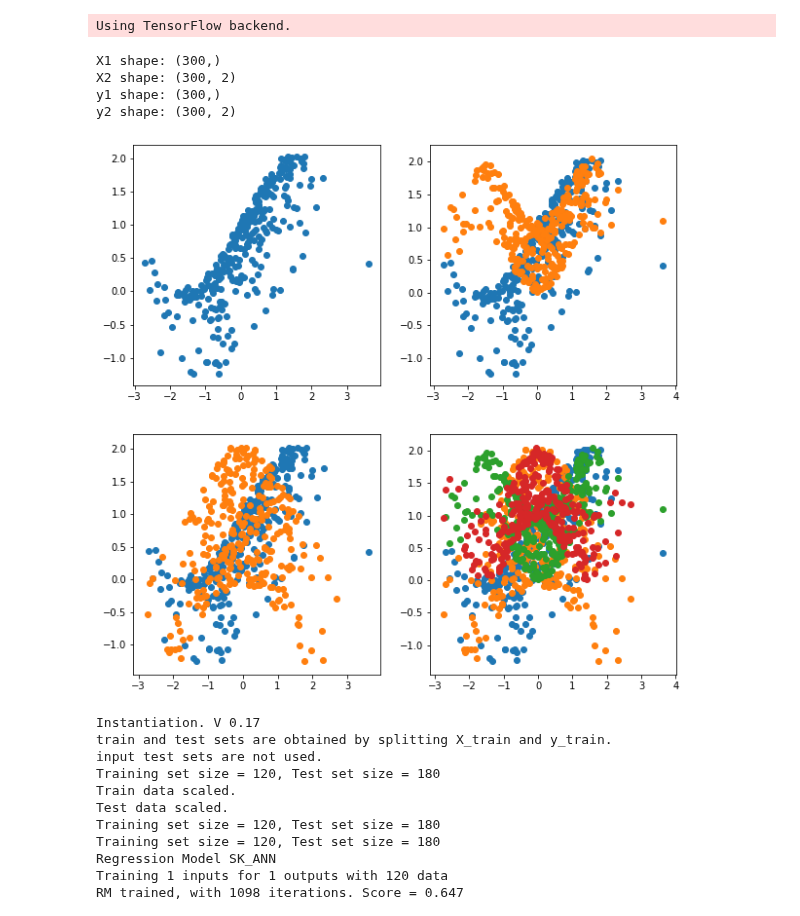
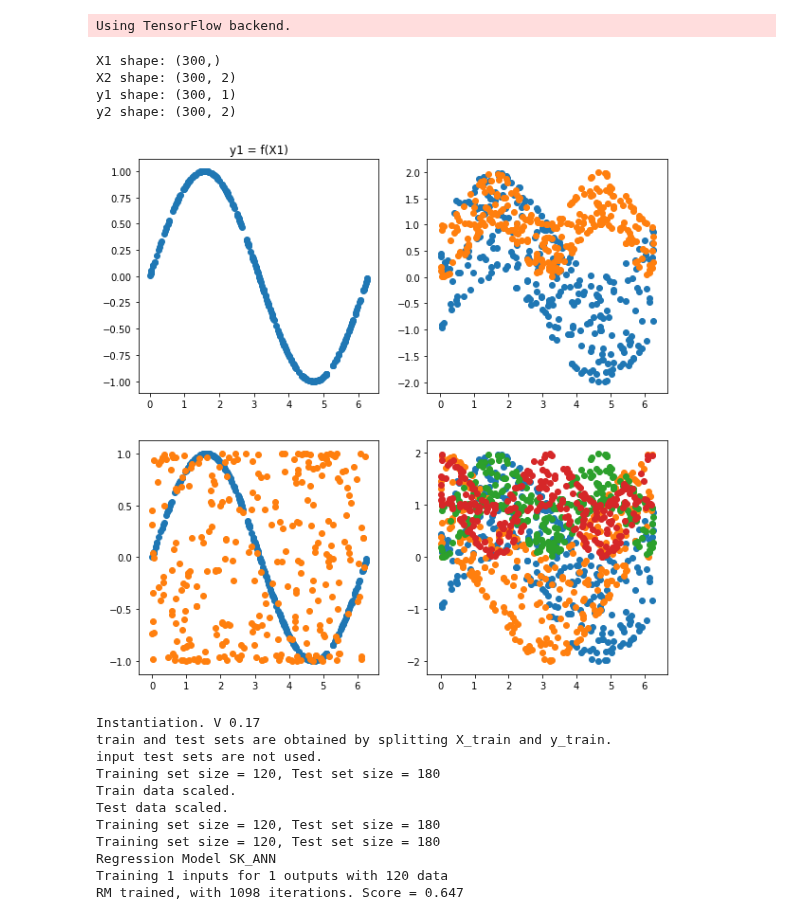
Before and after one commit to Morisset/AI4neb, a Jupyter notebook: docs/Test_Discretization.ipynb, the cells around one changed output. Saved outputs shown, nothing was run; the diff lists cells and outputs as text; code cells hidden in the pictures.

```diff
--- a/docs/Test_Discretization.ipynb
+++ b/docs/Test_Discretization.ipynb
@@ -22,3 +12,19 @@ y1 = y2[:,0]
+# %%
+n_samples=300
+
+noise = 0.0 * np.random.randn(n_samples, 2)
+noise1 = noise[:,0]
+noise2 = noise[:,1]
+
+X22 = np.random.rand(n_samples, 2) * 2 * np.pi
+X1 = X22[:,0]
+X2 = X22[:,1]
+
+y1 = np.array(np.sin(X1) + noise1).T
+y2 = np.array((np.sin(X1) + noise1, np.sin(X1**2) + noise2)).T
+
+y22 = np.array((np.sin(X1) + np.cos(X2) + noise1,
+                np.sin(X1)**2 + np.cos(X2)**2 + noise2)).T
 # %%
 print('X1 shape:', X1.shape)
 print('X2 shape:', X2.shape)
@@ -27,25 +33,27 @@ print('y2 shape:', y2.shape)
 # %% [output]
 X1 shape: (300,)
 X2 shape: (300, 2)
-y1 shape: (300,)
+y1 shape: (300, 1)
 y2 shape: (300, 2)
 # %%
 f, ((ax1, ax2), (ax3, ax4)) = plt.subplots(2,2, figsize=(10,10))
 
 ax1.scatter(X1, y1)
+ax1.set_title('y1 = f(X1)')
 
 ax2.scatter(X1, y2[:,0])
 ax2.scatter(X1, y2[:,1])
+ax1.set_title('y2 = f(X1)')
 
 ax3.scatter(X2[:,0], y1)
 ax3.scatter(X2[:,1], y1)
 
 ax4.scatter(X2[:,0], y2[:,0])
 ax4.scatter(X2[:,1], y2[:,0]);
 ax4.scatter(X2[:,0], y2[:,1])
 ax4.scatter(X2[:,1], y2[:,1]);
 # %% [output]
-[figure, old version]
+[figure, new version]
 # %%
 N_y_bins = 41 #None
 y_vects = None #np.linspace(-2,2,41)
```
Also changed, not shown: parts of 1 cell of this notebook.
